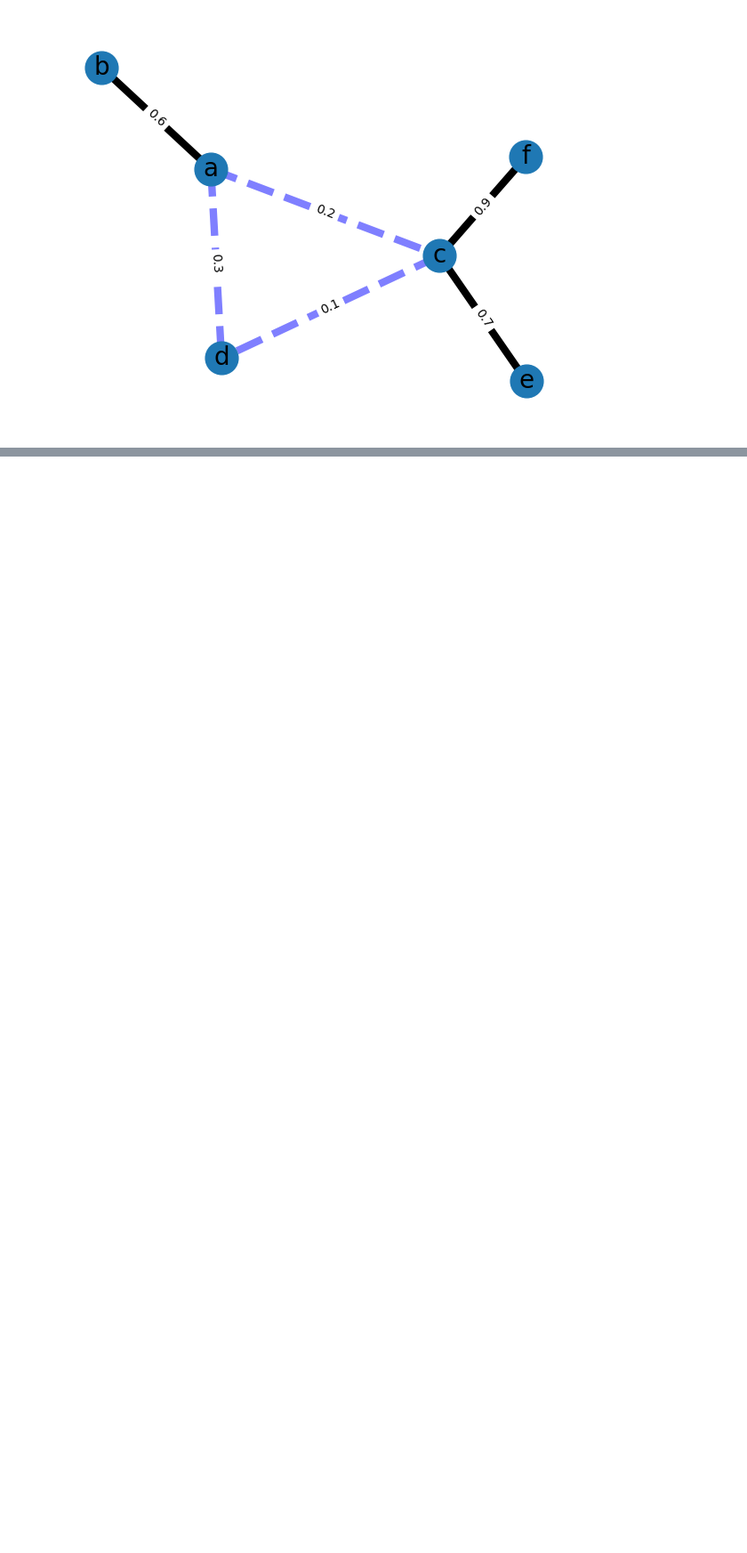
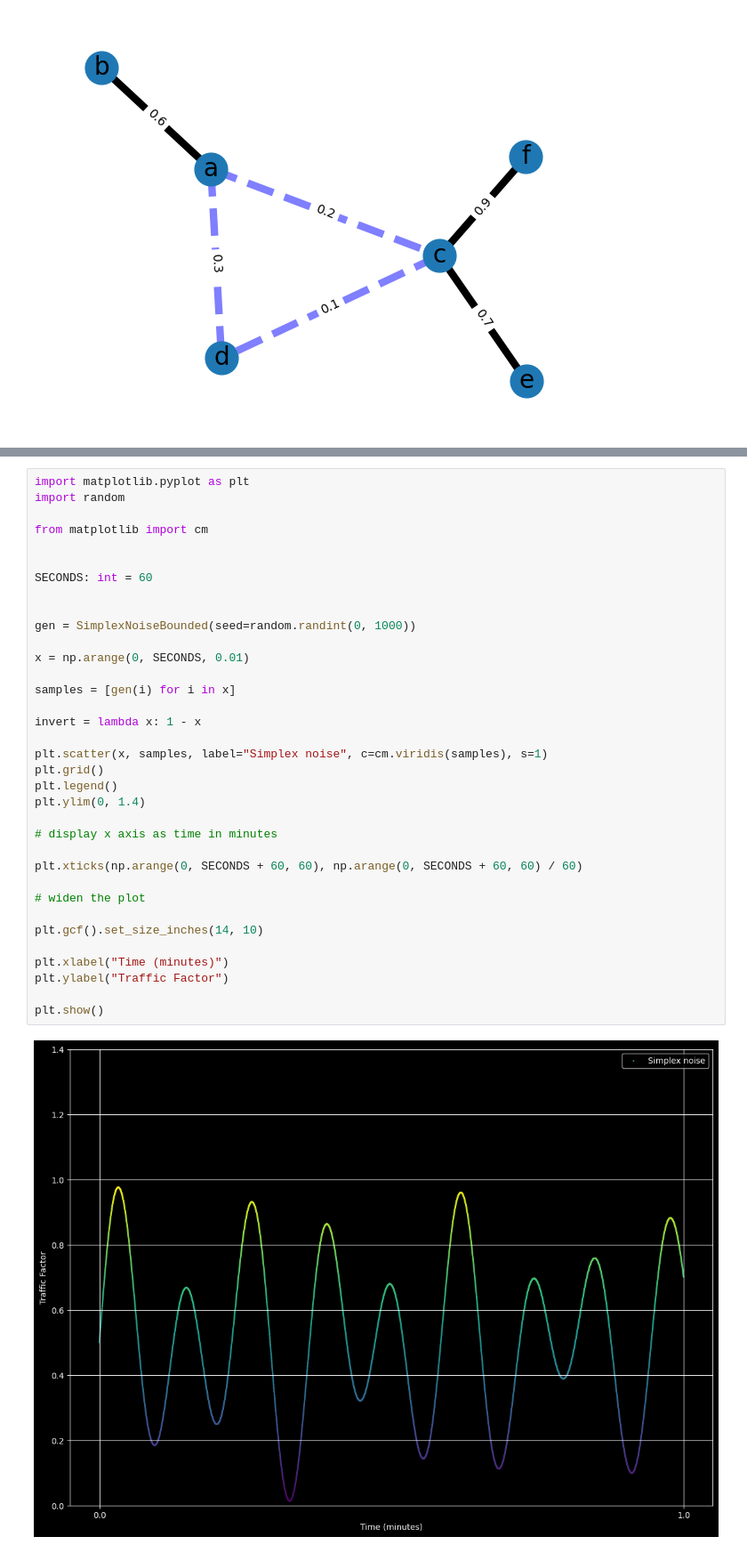
Before and after one commit to Davide-F5-Marincione/hci, a Jupyter notebook: sim/graph.ipynb, the cells around one changed output, grey strips where cells are left out. Shown at 89% size. Cells and saved outputs as stored; diff of their text form; blank space fills up the shorter version.

```diff
--- a/sim/graph.ipynb
+++ b/sim/graph.ipynb
@@ -68,0 +131,37 @@ plt.show()
+# %%
+import matplotlib.pyplot as plt
+import random
+
+from matplotlib import cm
+
+
+SECONDS: int = 60
+
+
+gen = SimplexNoiseBounded(seed=random.randint(0, 1000))
+
+x = np.arange(0, SECONDS, 0.01)
+
+samples = [gen(i) for i in x]
+
+invert = lambda x: 1 - x
+
+plt.scatter(x, samples, label="Simplex noise", c=cm.viridis(samples), s=1)
+plt.grid()
+plt.legend()
+plt.ylim(0, 1.4)
+
+# display x axis as time in minutes
+
+plt.xticks(np.arange(0, SECONDS + 60, 60), np.arange(0, SECONDS + 60, 60) / 60)
+
+# widen the plot
+
+plt.gcf().set_size_inches(14, 10)
+
+plt.xlabel("Time (minutes)")
+plt.ylabel("Traffic Factor")
+
+plt.show()
+# %% [output]
+[figure, added]
```
Also changed, not shown: parts of 5 cells of this notebook, 6 other files.
